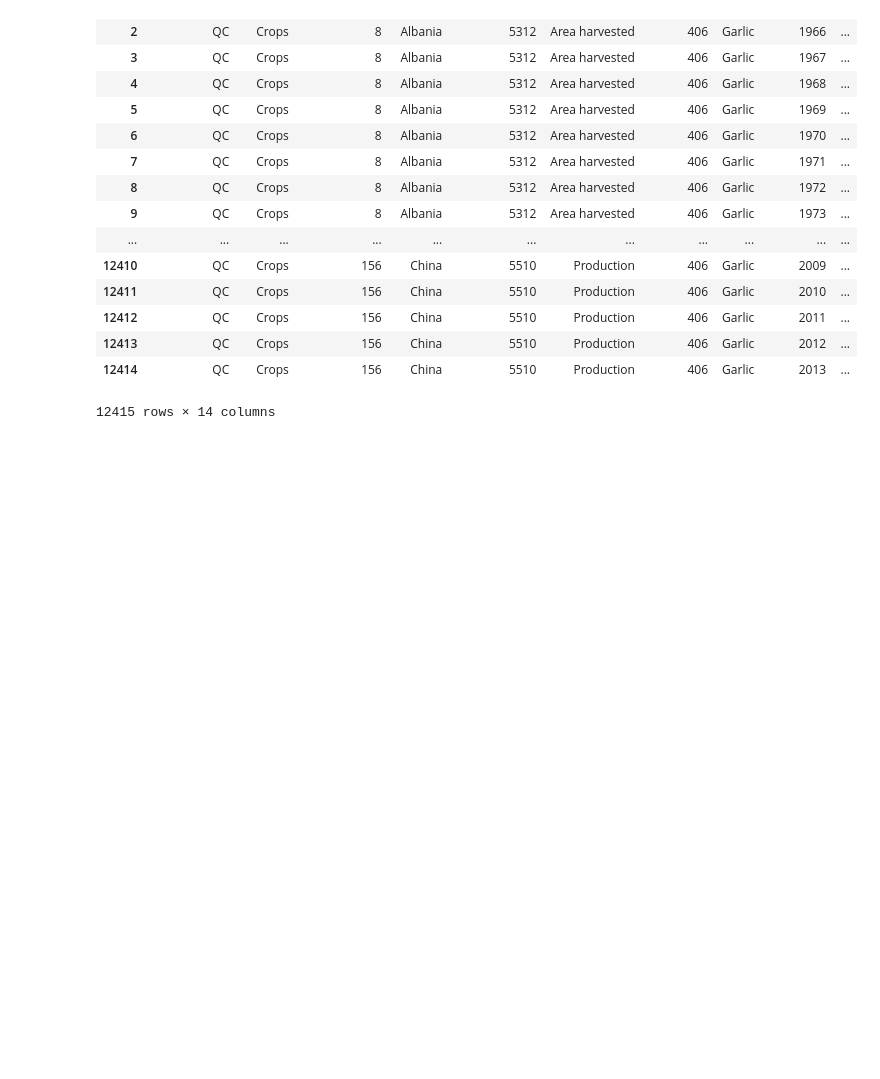
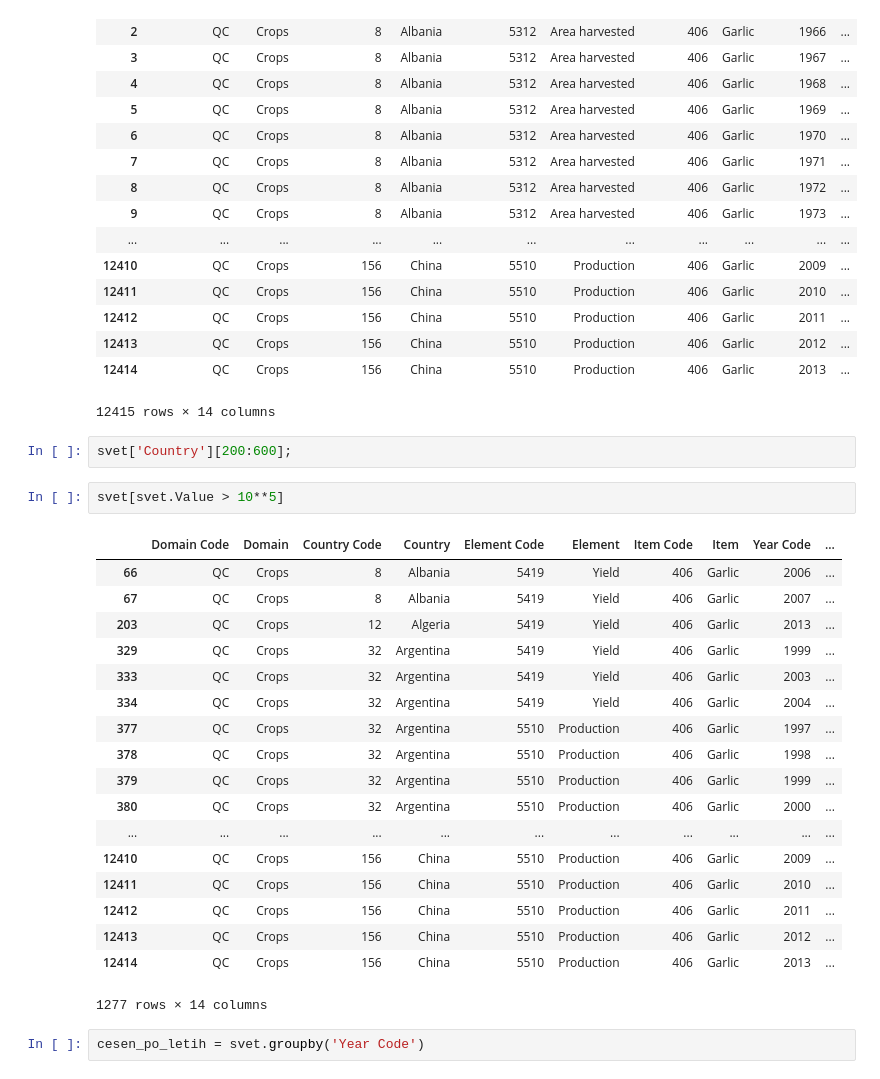
Before and after one commit to jakobvalic/analiza_cesna, a Jupyter notebook: Analiza_cesna_svet.ipynb, the cells around one changed output. Drawn from its saved outputs; the diff is of its cells as text; blank space fills up the shorter version.

Commit message:
osnovna analiza: groupby, count, razredi

```diff
--- a/Analiza_cesna_svet.ipynb
+++ b/Analiza_cesna_svet.ipynb
@@ -25,3 +25,28 @@ svet
 | 12413 | QC | Crops | 156 | China | 5510 | Production | 406 | Garlic | 2012 | ... |
 | 12414 | QC | Crops | 156 | China | 5510 | Production | 406 | Garlic | 2013 | ... |
 12415 rows × 14 columns
+# %%
+svet['Country'][200:600];
+# %%
+svet[svet.Value > 10**5]
+# %% [output]
+|  | Domain Code | Domain | Country Code | Country | Element Code | Element | Item Code | Item | Year Code | ... |
+| 66 | QC | Crops | 8 | Albania | 5419 | Yield | 406 | Garlic | 2006 | ... |
+| 67 | QC | Crops | 8 | Albania | 5419 | Yield | 406 | Garlic | 2007 | ... |
+| 203 | QC | Crops | 12 | Algeria | 5419 | Yield | 406 | Garlic | 2013 | ... |
+| 329 | QC | Crops | 32 | Argentina | 5419 | Yield | 406 | Garlic | 1999 | ... |
+| 333 | QC | Crops | 32 | Argentina | 5419 | Yield | 406 | Garlic | 2003 | ... |
+| 334 | QC | Crops | 32 | Argentina | 5419 | Yield | 406 | Garlic | 2004 | ... |
+| 377 | QC | Crops | 32 | Argentina | 5510 | Production | 406 | Garlic | 1997 | ... |
+| 378 | QC | Crops | 32 | Argentina | 5510 | Production | 406 | Garlic | 1998 | ... |
+| 379 | QC | Crops | 32 | Argentina | 5510 | Production | 406 | Garlic | 1999 | ... |
+| 380 | QC | Crops | 32 | Argentina | 5510 | Production | 406 | Garlic | 2000 | ... |
+| ... | ... | ... | ... | ... | ... | ... | ... | ... | ... | ... |
+| 12410 | QC | Crops | 156 | China | 5510 | Production | 406 | Garlic | 2009 | ... |
+| 12411 | QC | Crops | 156 | China | 5510 | Production | 406 | Garlic | 2010 | ... |
+| 12412 | QC | Crops | 156 | China | 5510 | Production | 406 | Garlic | 2011 | ... |
+| 12413 | QC | Crops | 156 | China | 5510 | Production | 406 | Garlic | 2012 | ... |
+| 12414 | QC | Crops | 156 | China | 5510 | Production | 406 | Garlic | 2013 | ... |
+1277 rows × 14 columns
+# %%
+cesen_po_letih = svet.groupby('Year Code')
```
Also changed, not shown: parts of 5 cells of this notebook.
